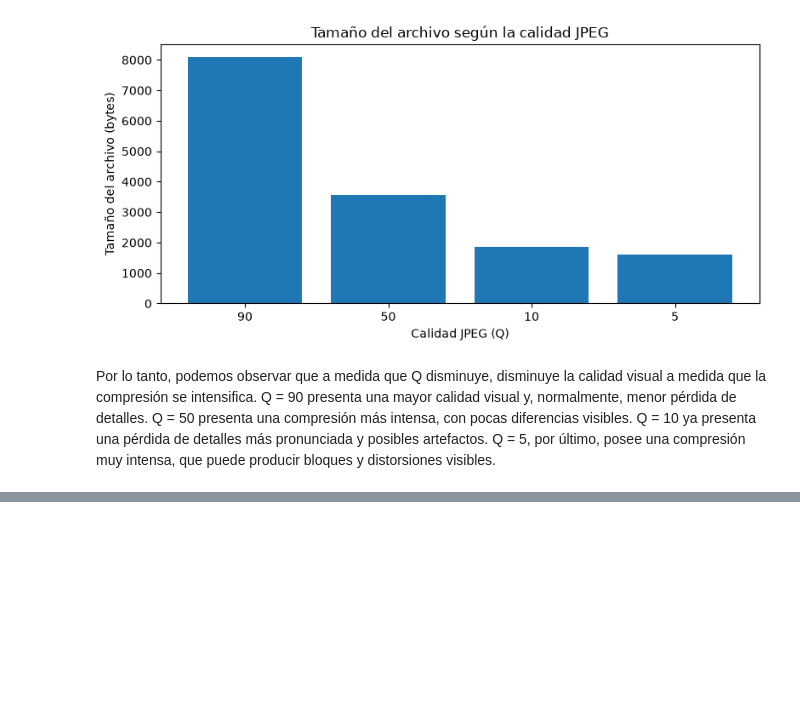
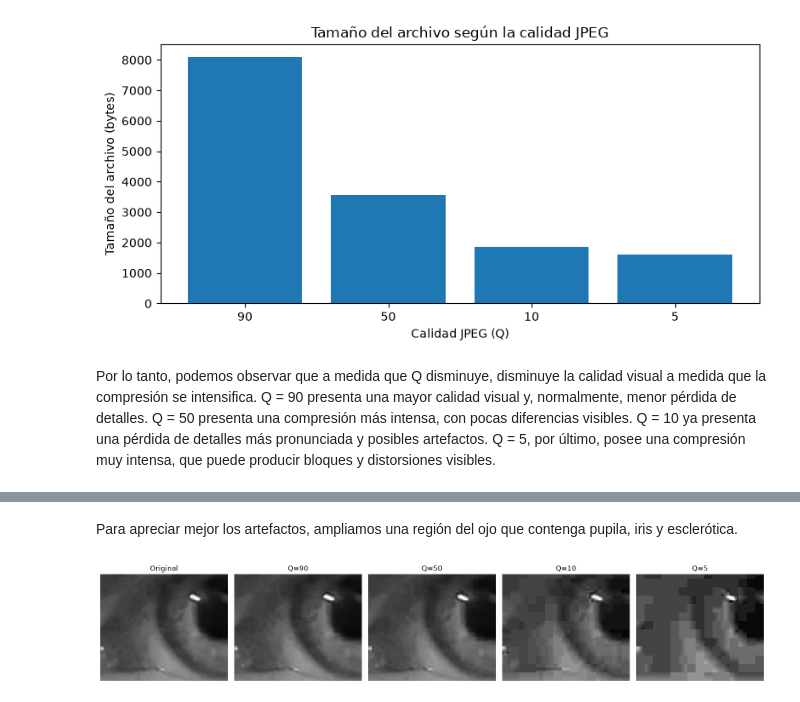
Before and after one commit to valjeon/PSIB_Guia_Imag_Biomed_Grupo15, a Jupyter notebook: notebooks/modulo4.ipynb, the cells around one changed output, grey strips where cells are left out. Drawn from its saved outputs; the diff is of its cells as text; code cells hidden in the pictures; blank space fills up the shorter version.

```diff
--- a/notebooks/modulo4.ipynb
+++ b/notebooks/modulo4.ipynb
@@ -565,0 +788,30 @@ En síntesis, a diferencia de Huffman y RLE, JPEG es un método de compresión c
+# %% [markdown]
+Para apreciar mejor los artefactos, ampliamos una región del ojo que contenga pupila, iris y esclerótica.
+# %%
+y1, y2 = 20, min(120, alto)
+x1, x2 = 40, min(160, ancho)
+
+fig, axes = plt.subplots(1, 5, figsize=(16, 5))
+
+recorte_original = original[y1:y2, x1:x2]
+
+axes[0].imshow(
+    recorte_original, cmap="gray", vmin=0, vmax=255
+)
+axes[0].set_title("Original")
+
+for ax, Q in zip(axes[1:], calidades):
+    recorte = imagenes_jpeg_gris[Q][y1:y2, x1:x2]
+    ax.imshow(
+        recorte, cmap="gray", vmin=0, vmax=255,
+        interpolation="nearest"
+    )
+    ax.set_title(f"Q={Q}")
+
+for ax in axes:
+    ax.axis("off")
+
+plt.tight_layout()
+plt.show()
+# %% [output]
+[figure, added]
```
Also changed, not shown: parts of 14 cells of this notebook.
